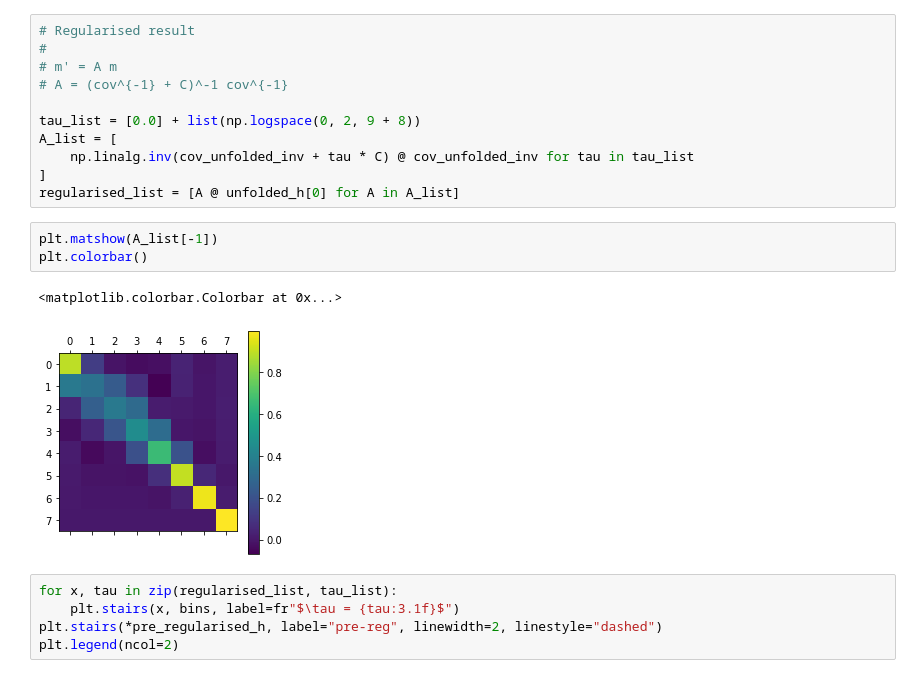
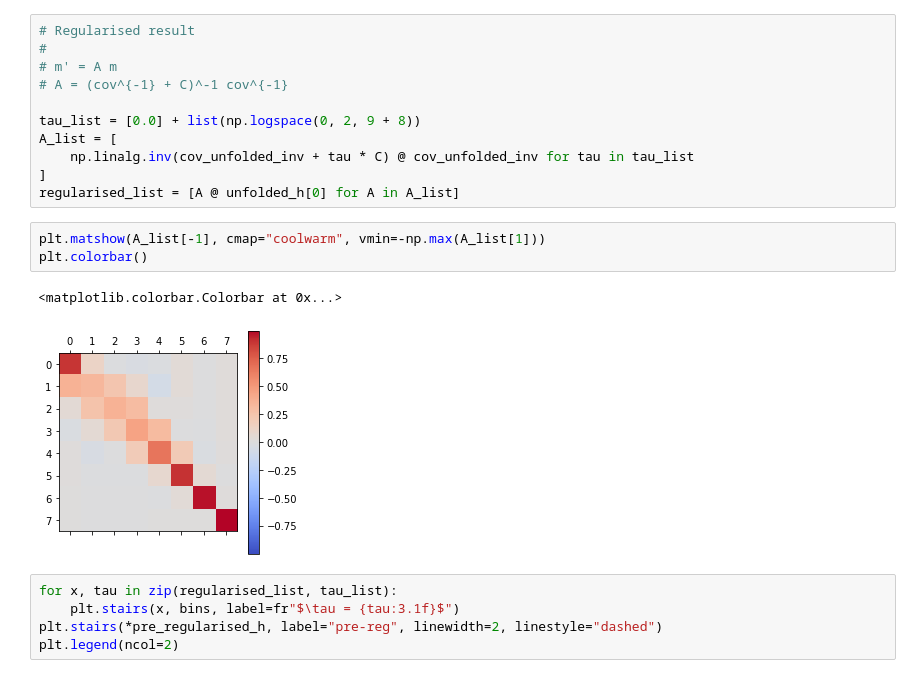
Before and after one commit to ast0815/regularisation, a Jupyter notebook: T2K.ipynb, the cells around one changed output. Drawn from its saved outputs; the diff is of its cells as text.

```diff
--- a/T2K.ipynb
+++ b/T2K.ipynb
@@ -104,11 +104,11 @@ A_list = [
 ]
 regularised_list = [A @ unfolded_h[0] for A in A_list]
 # %%
-plt.matshow(A_list[-1])
+plt.matshow(A_list[-1], cmap="coolwarm", vmin=-np.max(A_list[1]))
 plt.colorbar()
 # %% [output]
 <matplotlib.colorbar.Colorbar at 0x...>
-[figure, old version]
+[figure, new version]
 # %%
 for x, tau in zip(regularised_list, tau_list):
     plt.stairs(x, bins, label=fr"$\tau = {tau:3.1f}$")
```
Also changed, not shown: 1 other file.
